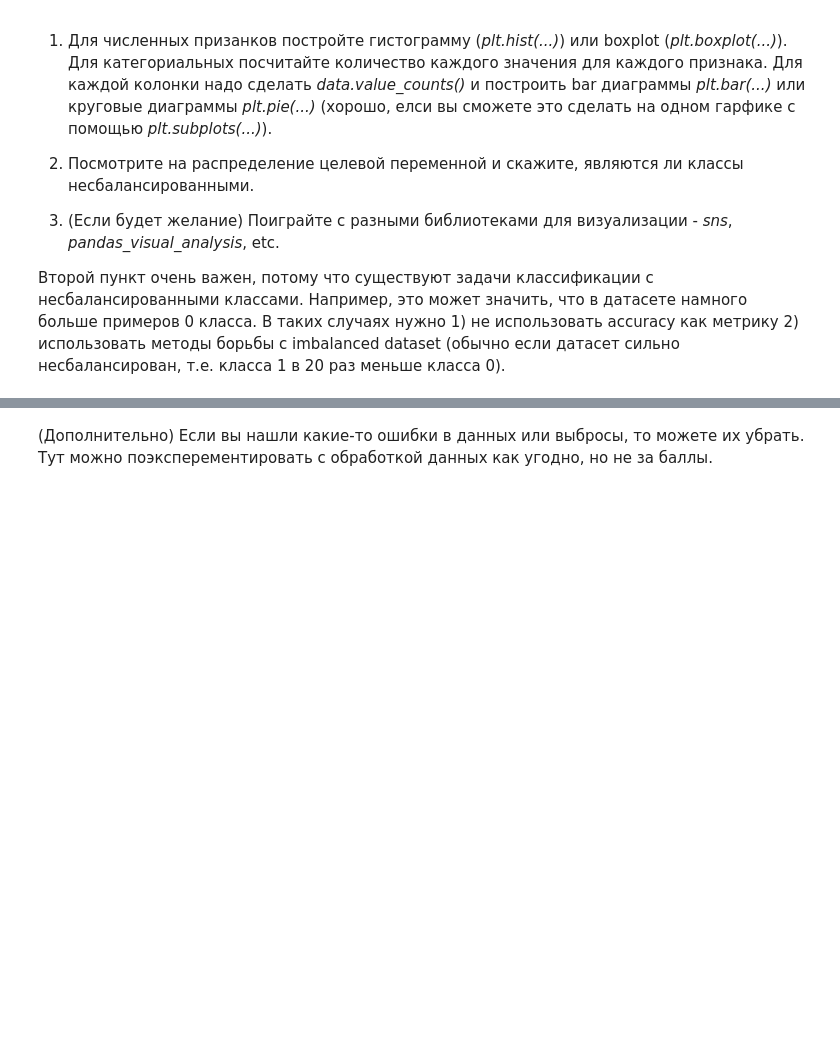
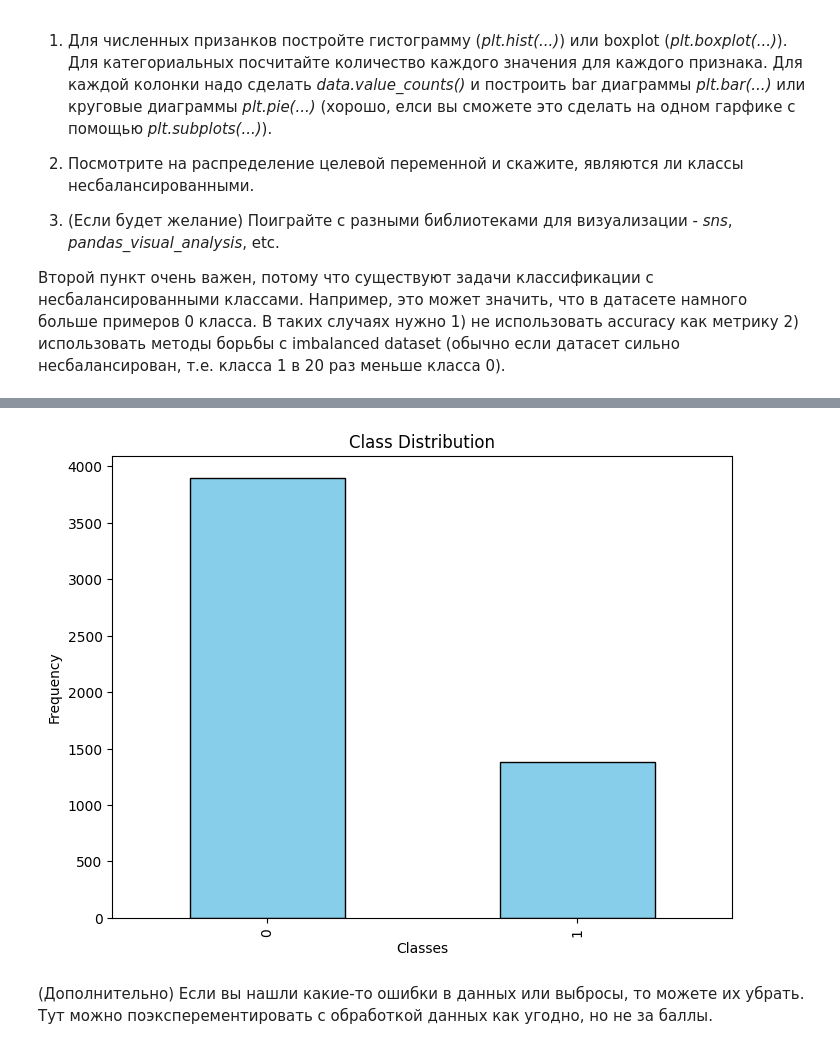
Before and after one commit to MisterHaid/AI_projects, a Jupyter notebook: week_03_composition_model_selection/Homework/hw_3_kaggle.ipynb, the cells around one changed output, grey strips where cells are left out. Drawn from its saved outputs; the diff is of its cells as text; code cells hidden in the pictures; blank space fills up the shorter version.

```diff
--- a/week_03_composition_model_selection/Homework/hw_3_kaggle.ipynb
+++ b/week_03_composition_model_selection/Homework/hw_3_kaggle.ipynb
@@ -161,2 +230,14 @@ target_col = 'Churn'
+# %%
+target=df['Churn'].value_counts()
+plt.figure(figsize=(8, 6))
+target.plot(kind='bar', color='skyblue', edgecolor='black')
+plt.title('Class Distribution')
+plt.xlabel('Classes')
+plt.ylabel('Frequency')
+plt.show()
+
+# we can see that class is not imbalanced, so i guess there is no need to work on him
+# %% [output]
+[figure, added]
 # %% [markdown]
 (Дополнительно) Если вы нашли какие-то ошибки в данных или выбросы, то можете их убрать. Тут можно поэксперементировать с обработкой данных как угодно, но не за баллы.
```
Also changed, not shown: parts of 16 cells of this notebook.
